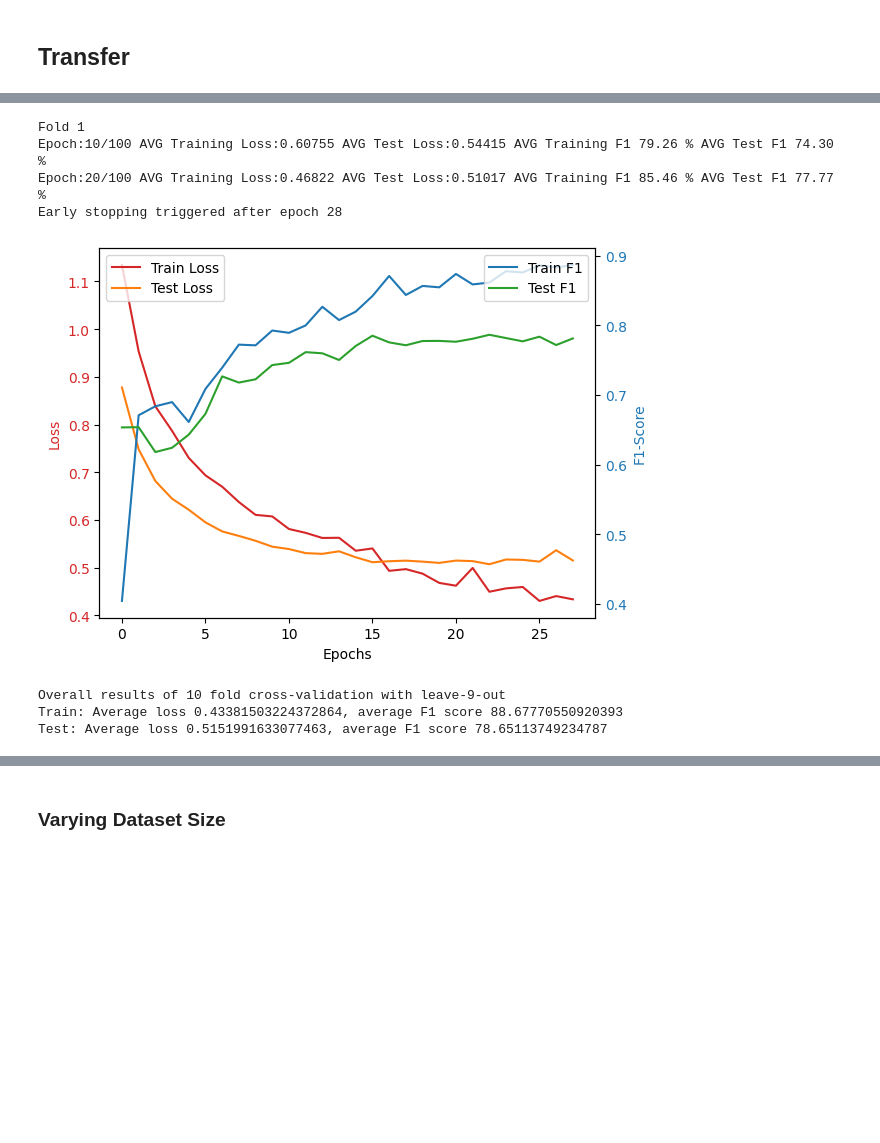
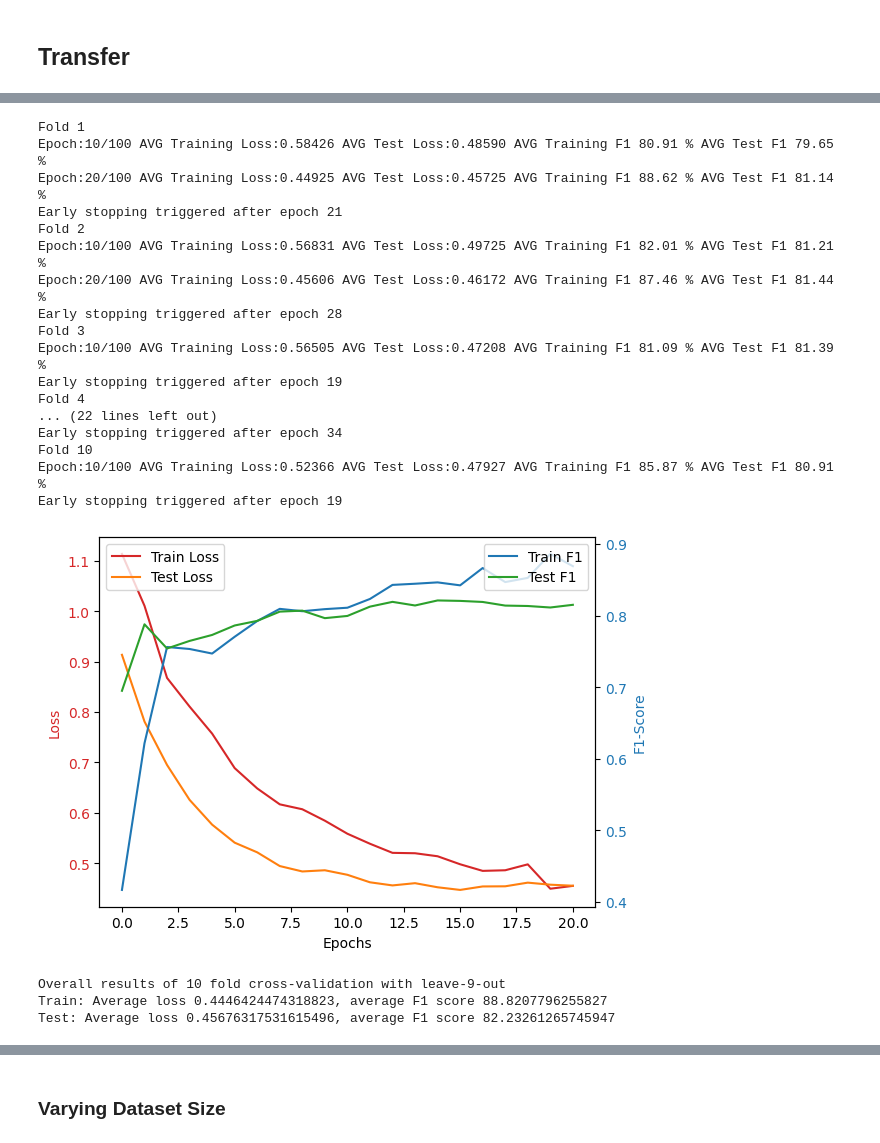
Before and after one commit to MattyAB/ecg_transfer, a Jupyter notebook: ecg.ipynb, the cells around one changed output, grey strips where cells are left out. Cells and saved outputs as stored; diff of their text form; code cells hidden in the pictures; blank space fills up the shorter version.

```diff
--- a/ecg.ipynb
+++ b/ecg.ipynb
@@ -200,27 +252,40 @@ Test: Average loss 0.402590811252594, average F1 score 87.53095279371638
 # %%
 ## Train 10-fold crossvalidated model transferred, 1 -> 12 lead data
 ## No inter-channel connections, pure vote model
 
 trainparams = TrainParams()
 trainparams.weights = weights
 trainparams.labelmap = labelmap
 trainparams.k=10
 trainparams.m=9
 trainparams.early_stopping=5
 
-history = train_kfold_transfer_model(dataset_12lead, trainparams, TransferFCModel, buffer=buffer, test=True)
+history = train_kfold_transfer_model(dataset_12lead, trainparams, TransferFCModel, buffer=buffer, test=False)
 
 plot_tt_graph(history, idx=0)
 display_results(history, trainparams=trainparams)
 # %% [output]
 Fold 1
-Epoch:10/100 AVG Training Loss:0.60755 AVG Test Loss:0.54415 AVG Training F1 79.26 % AVG Test F1 74.30 %
-Epoch:20/100 AVG Training Loss:0.46822 AVG Test Loss:0.51017 AVG Training F1 85.46 % AVG Test F1 77.77 %
+Epoch:10/100 AVG Training Loss:0.58426 AVG Test Loss:0.48590 AVG Training F1 80.91 % AVG Test F1 79.65 %
+Epoch:20/100 AVG Training Loss:0.44925 AVG Test Loss:0.45725 AVG Training F1 88.62 % AVG Test F1 81.14 %
+Early stopping triggered after epoch 21
+Fold 2
+Epoch:10/100 AVG Training Loss:0.56831 AVG Test Loss:0.49725 AVG Training F1 82.01 % AVG Test F1 81.21 %
+Epoch:20/100 AVG Training Loss:0.45606 AVG Test Loss:0.46172 AVG Training F1 87.46 % AVG Test F1 81.44 %
 Early stopping triggered after epoch 28
+Fold 3
+Epoch:10/100 AVG Training Loss:0.56505 AVG Test Loss:0.47208 AVG Training F1 81.09 % AVG Test F1 81.39 %
+Early stopping triggered after epoch 19
+Fold 4
+... (22 lines left out)
+Early stopping triggered after epoch 34
+Fold 10
+Epoch:10/100 AVG Training Loss:0.52366 AVG Test Loss:0.47927 AVG Training F1 85.87 % AVG Test F1 80.91 %
+Early stopping triggered after epoch 19
-[figure, old version]
+[figure, new version]
 Overall results of 10 fold cross-validation with leave-9-out
-Train: Average loss 0.43381503224372864, average F1 score 88.67770550920393
-Test: Average loss 0.5151991633077463, average F1 score 78.65113749234787
+Train: Average loss 0.4446424474318823, average F1 score 88.8207796255827
+Test: Average loss 0.45676317531615496, average F1 score 82.23261265745947
 # %%
 ## Train k-fold crossvalidated model transferred, 1 -> 12 lead data
 ## Transfer adds new fc layer as well as allowing intermediate connections between LSTM1 and LSTM2
```
Also changed, not shown: parts of 14 cells of this notebook, 2 other files.
